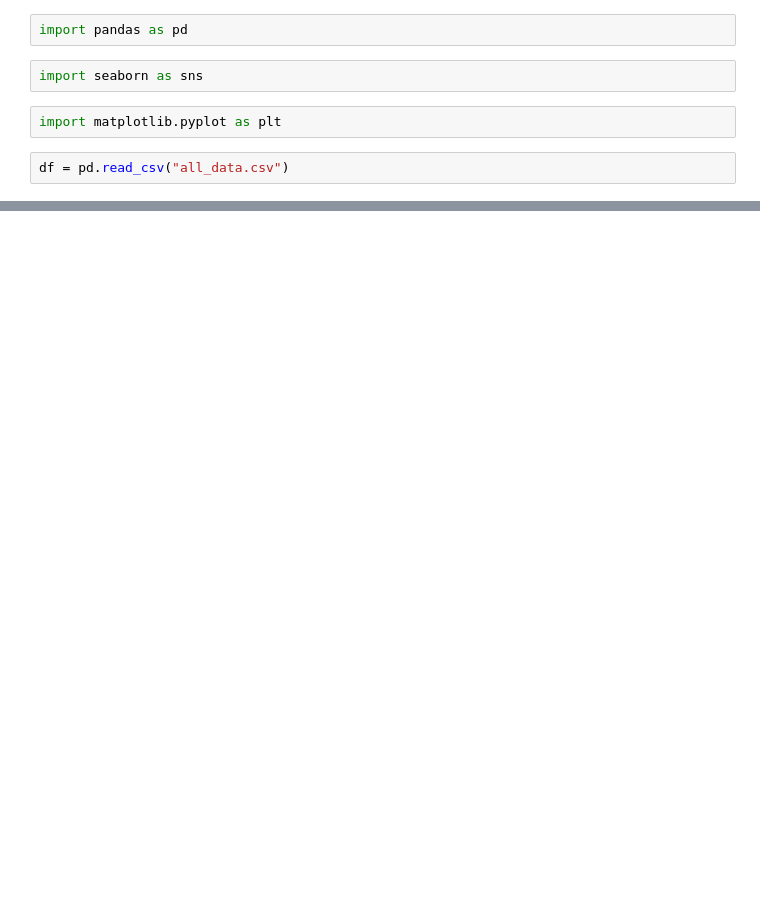
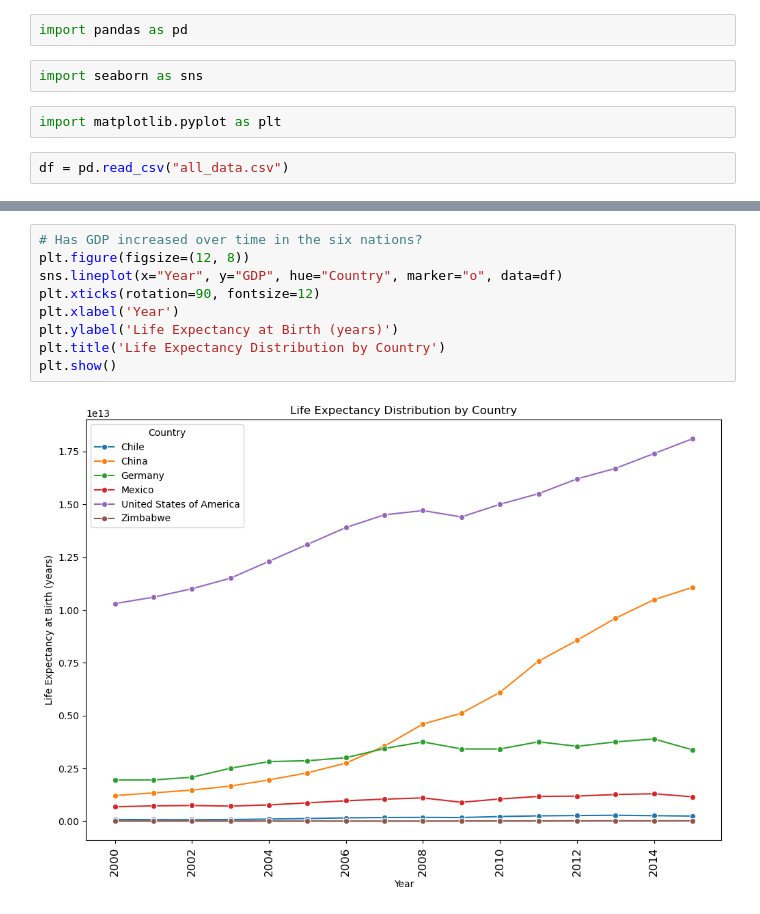
Before and after one commit to 2003salar/life_expectancy_gdp, a Jupyter notebook: life_expectancy_gdp.ipynb, the cells around one changed output, grey strips where cells are left out. Drawn from its saved outputs; the diff is of its cells as text; blank space fills up the shorter version.

```diff
--- a/life_expectancy_gdp.ipynb
+++ b/life_expectancy_gdp.ipynb
@@ -32,0 +36,11 @@ plt.show()
+# %%
+# Has GDP increased over time in the six nations?
+plt.figure(figsize=(12, 8))
+sns.lineplot(x="Year", y="GDP", hue="Country", marker="o", data=df)
+plt.xticks(rotation=90, fontsize=12)
+plt.xlabel('Year')
+plt.ylabel('Life Expectancy at Birth (years)')
+plt.title('Life Expectancy Distribution by Country')
+plt.show()
+# %% [output]
+[figure, added]
```
Also changed, not shown: parts of 2 cells of this notebook.
